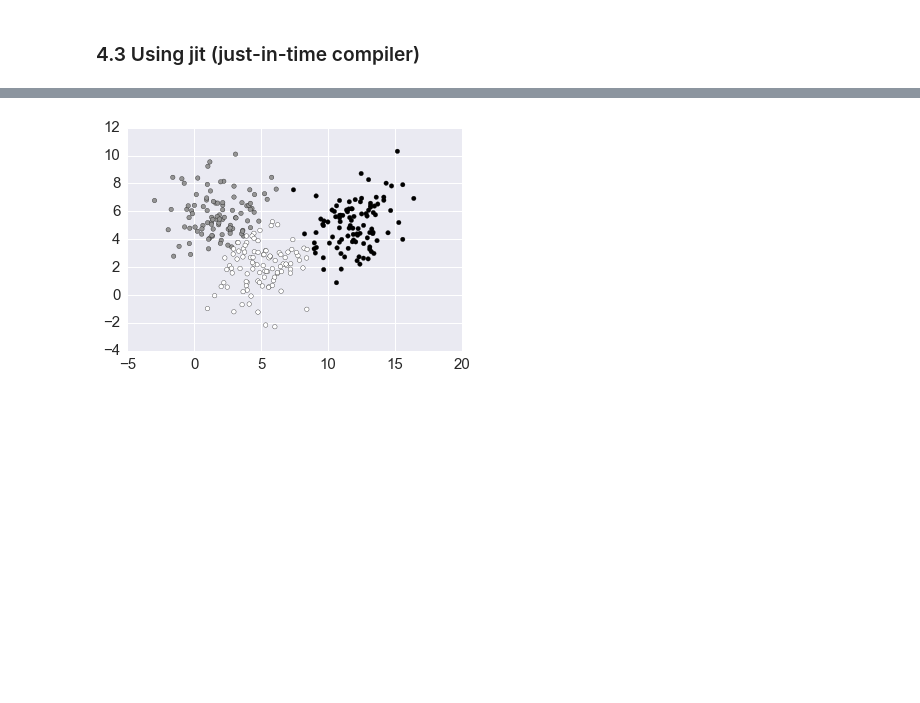
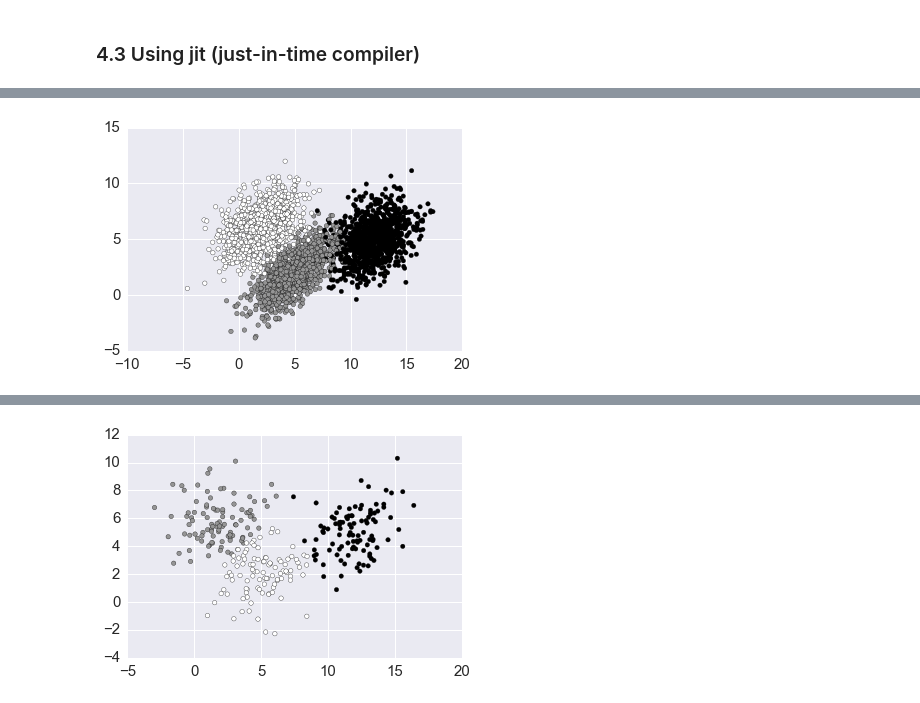
Before and after one commit to Mengrun/Sta_663_Statistical_Computation_Final_Project, a Jupyter notebook: Progress_Report_1-Copy2.ipynb, the cells around one changed output, grey strips where cells are left out. Cells and saved outputs as stored; diff of their text form; code cells hidden in the pictures; blank space fills up the shorter version.

```diff
--- a/Progress_Report_1-Copy2.ipynb
+++ b/Progress_Report_1-Copy2.ipynb
@@ -557 +559,5 @@ y_pred_scalable_kmeans_plus = KMeans(n_clusters=3,init = scalable_kmeans_plus_in
+# %%
+plt.scatter(simulated_data[:,0], simulated_data[:,1], c=simulated_data[:,-1]);
+# %% [output]
+[figure, added]
 # %%
```
Also changed, not shown: parts of 18 cells of this notebook.
